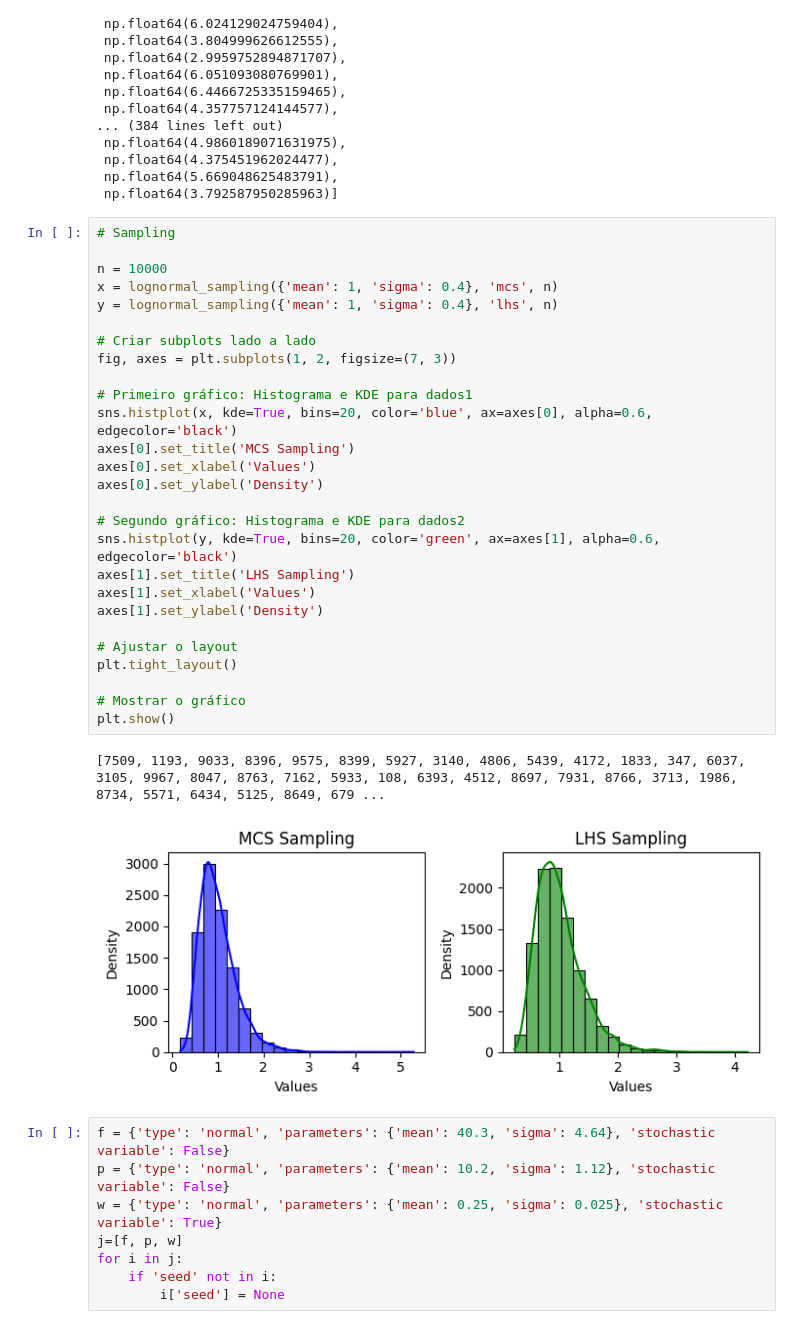
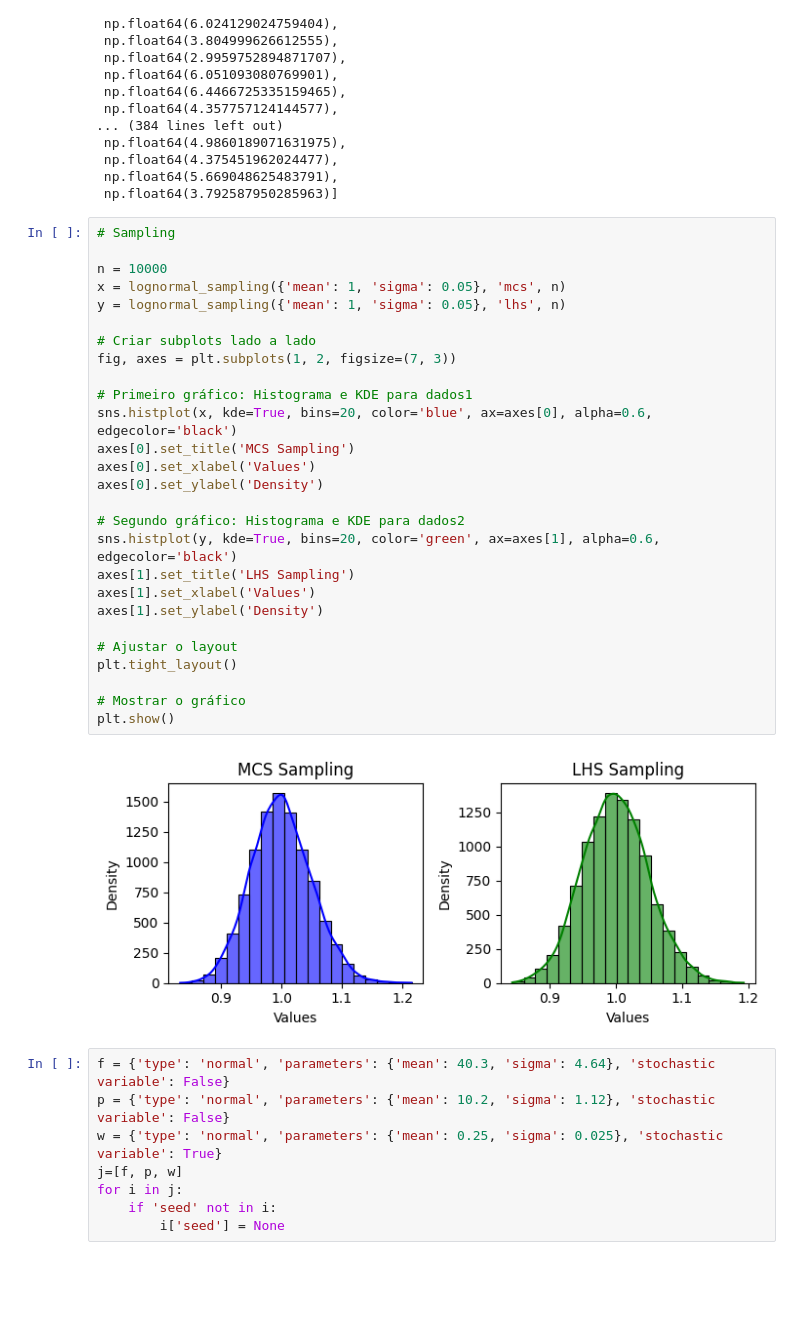
Before and after one commit to Pesquisa-UFCAT/parepy, a Jupyter notebook: local_examples/sampling_examples.ipynb, the cells around one changed output. Saved outputs shown, nothing was run; the diff lists cells and outputs as text; blank space fills up the shorter version.

```diff
--- a/local_examples/sampling_examples.ipynb
+++ b/local_examples/sampling_examples.ipynb
@@ -249,33 +249,32 @@ x
 # %%
 # Sampling
 
 n = 10000
-x = lognormal_sampling({'mean': 1, 'sigma': 0.4}, 'mcs', n)
-y = lognormal_sampling({'mean': 1, 'sigma': 0.4}, 'lhs', n)
+x = lognormal_sampling({'mean': 1, 'sigma': 0.05}, 'mcs', n)
+y = lognormal_sampling({'mean': 1, 'sigma': 0.05}, 'lhs', n)
 
 # Criar subplots lado a lado
 fig, axes = plt.subplots(1, 2, figsize=(7, 3))
 
 # Primeiro gráfico: Histograma e KDE para dados1
 sns.histplot(x, kde=True, bins=20, color='blue', ax=axes[0], alpha=0.6, edgecolor='black')
 axes[0].set_title('MCS Sampling')
 axes[0].set_xlabel('Values')
 axes[0].set_ylabel('Density')
 
 # Segundo gráfico: Histograma e KDE para dados2
 sns.histplot(y, kde=True, bins=20, color='green', ax=axes[1], alpha=0.6, edgecolor='black')
 axes[1].set_title('LHS Sampling')
 axes[1].set_xlabel('Values')
 axes[1].set_ylabel('Density')
 
 # Ajustar o layout
 plt.tight_layout()
 
 # Mostrar o gráfico
 plt.show()
 # %% [output]
-[7509, 1193, 9033, 8396, 9575, 8399, 5927, 3140, 4806, 5439, 4172, 1833, 347, 6037, 3105, 9967, 8047, 8763, 7162, 5933, 108, 6393, 4512, 8697, 7931, 8766, 3713, 1986, 8734, 5571, 6434, 5125, 8649, 679 ...
-[figure, old version]
+[figure, new version]
 # %%
 f = {'type': 'normal', 'parameters': {'mean': 40.3, 'sigma': 4.64}, 'stochastic variable': False}
 p = {'type': 'normal', 'parameters': {'mean': 10.2, 'sigma': 1.12}, 'stochastic variable': False}
```
Also changed, not shown: parts of 1 cell of this notebook, 5 other files.
